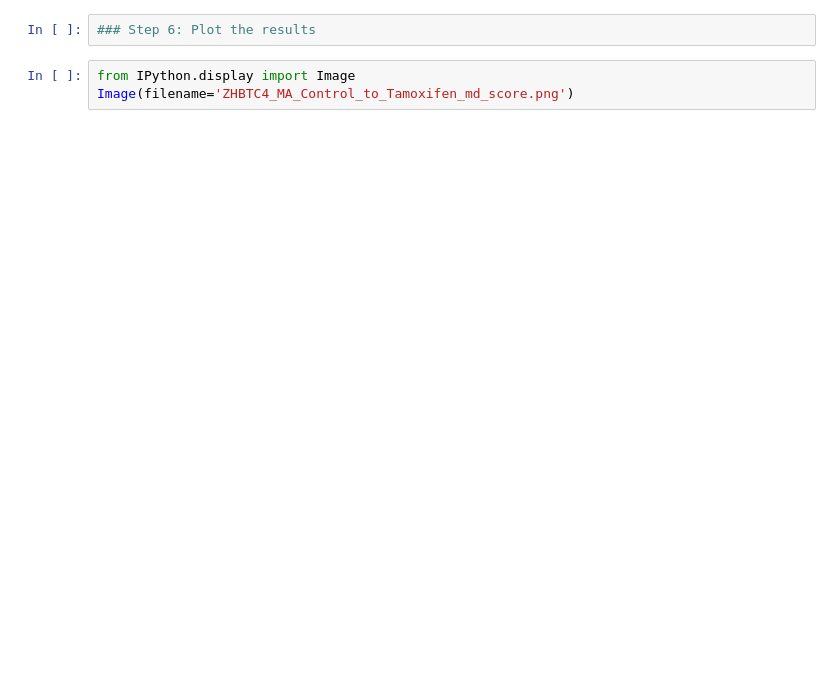
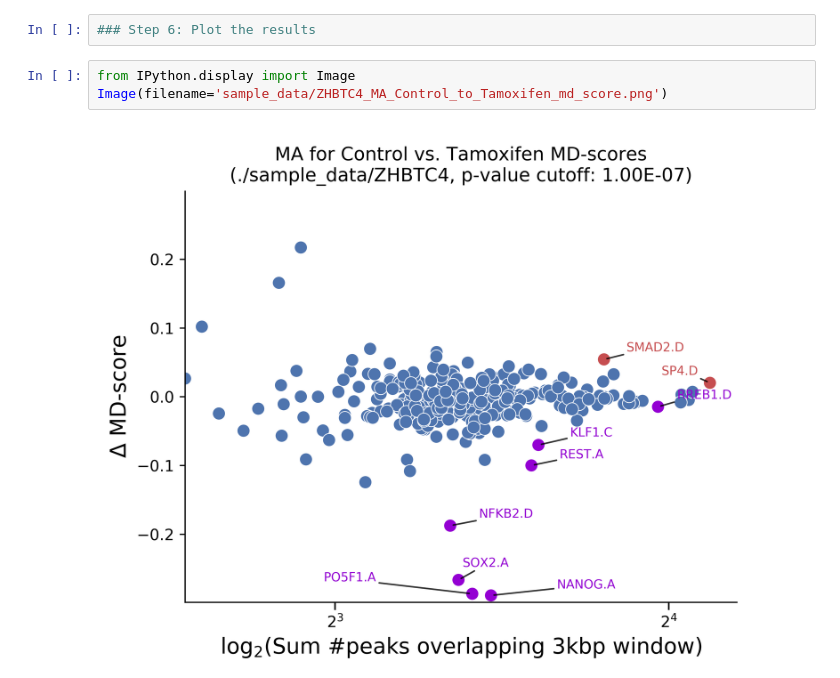
Before and after one commit to NCBI-Hackathons/ATACFlow, a Jupyter notebook: notebook/notebook.ipynb, the cells around one changed output. Cells and saved outputs as stored; diff of their text form; blank space fills up the shorter version.

```diff
--- a/notebook/notebook.ipynb
+++ b/notebook/notebook.ipynb
@@ -37,4 +79,6 @@ The script `process_atac` performs ...
 ### Step 6: Plot the results
 # %%
 from IPython.display import Image
-Image(filename='ZHBTC4_MA_Control_to_Tamoxifen_md_score.png')
+Image(filename='sample_data/ZHBTC4_MA_Control_to_Tamoxifen_md_score.png')
+# %% [output]
+[figure, added]
```
Also changed, not shown: parts of 4 cells of this notebook.
